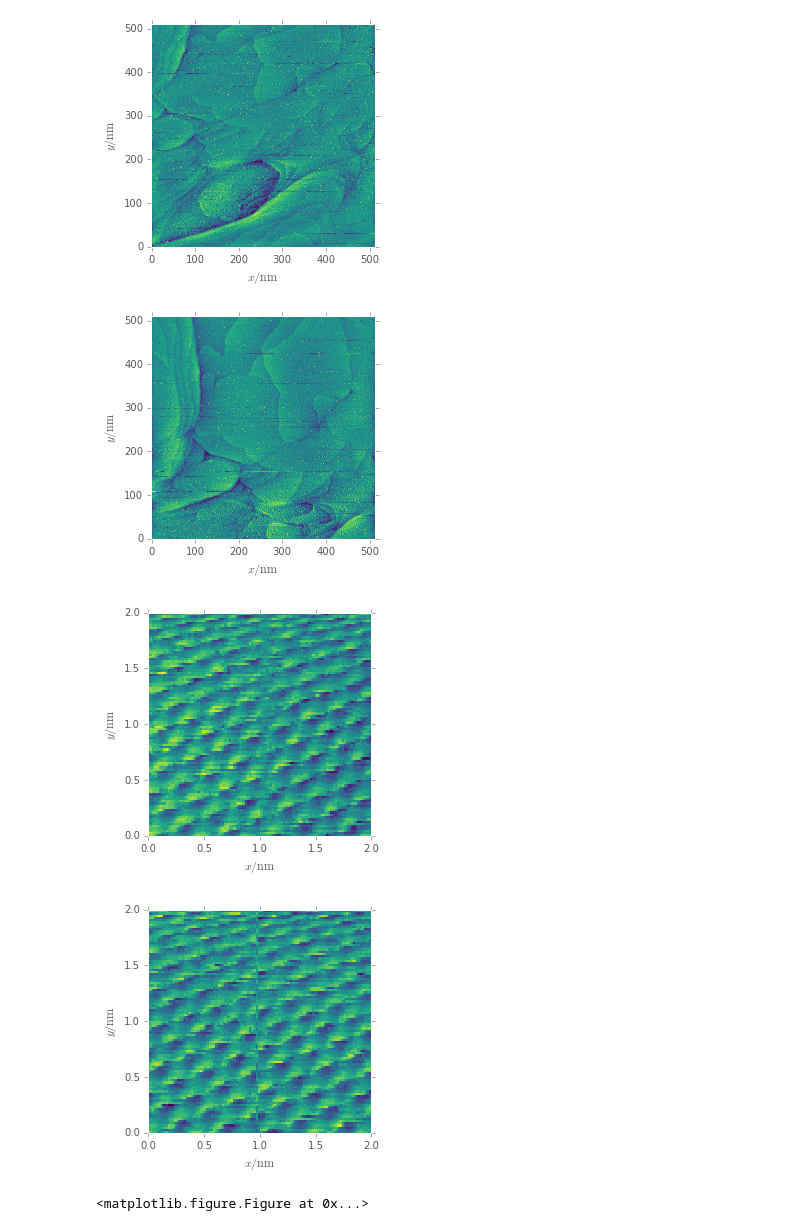
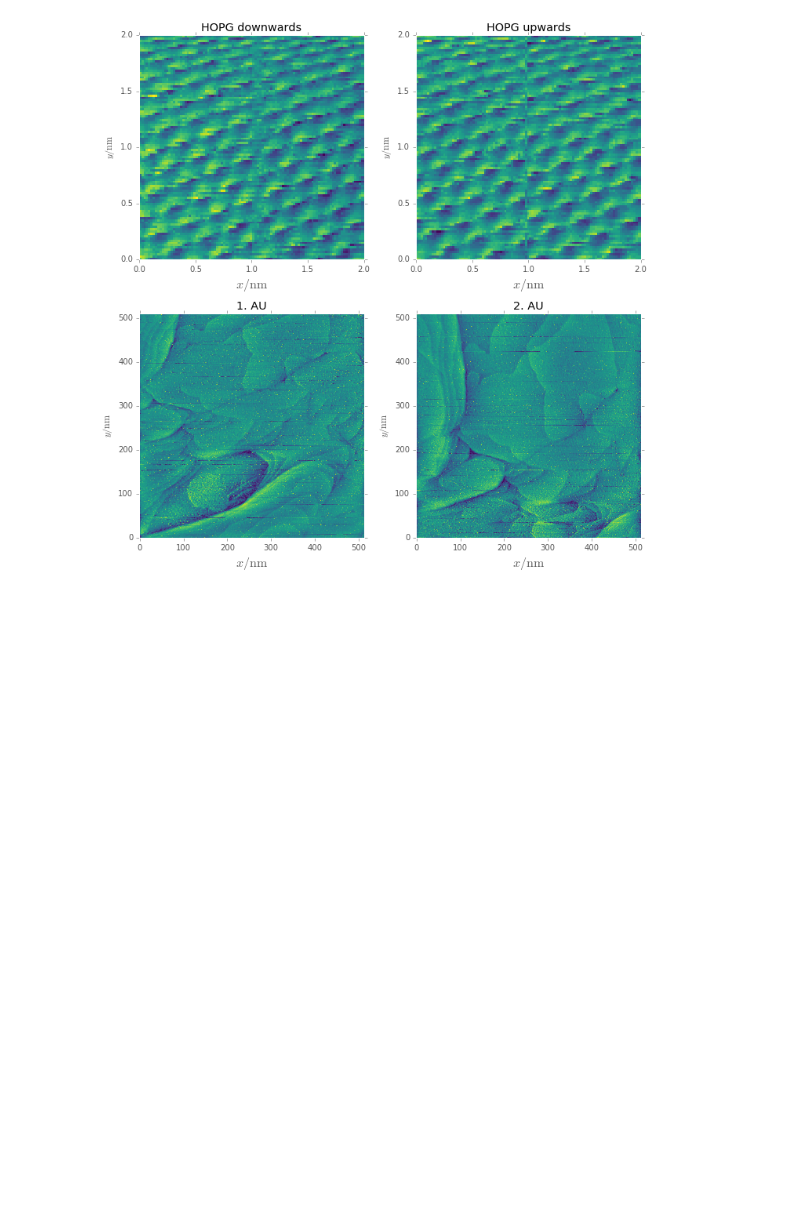
Before and after one commit to bixel/FP14, a Jupyter notebook: STM_Rastertunnelmikroskopie/analysis.ipynb, the cells around one changed output. Cells and saved outputs as stored; diff of their text form; code cells hidden in the pictures; blank space fills up the shorter version.

```diff
--- a/STM_Rastertunnelmikroskopie/analysis.ipynb
+++ b/STM_Rastertunnelmikroskopie/analysis.ipynb
@@ -1,51 +1,62 @@
 # %%
+from collections import namedtuple
 import numpy as np
 import matplotlib.pyplot as plt
+import matplotlib.gridspec as gridspec
+import scipy.ndimage as ndimage
+import scipy.ndimage.filters as filters
+import scipy.optimize as optimize
+from uncertainties import ufloat
 
 %matplotlib inline
 
 plt.rcParams['image.cmap'] = 'viridis'
+plt.rcParams['figure.figsize'] = (16, 10)
+plt.rcParams['font.size'] = 16
 plt.style.use('ggplot')
 # %%
-data = {
-    'hopg_down': {
+DataStructure = namedtuple('DataStructure', 'hopg_down hopg_up au_1 au_2')
+data = DataStructure(
+    hopg_down = {
         'file': './raw/HOPG-DOWN.txt',
         'dim': np.linspace(0, 2, 100),
+        'title': 'HOPG downwards',
     },
-    'hopg_up': {
+    hopg_up = {
         'file': './raw/HOPG-UP.txt',
         'dim': np.linspace(0, 2, 100),
+        'title': 'HOPG upwards',
     },
-    'au_1': {
+    au_1 = {
         'file': './raw/AU-1-1.txt',
         'dim': np.linspace(0, 300, 512),
+        'title': '1. AU',
     },
-    'au_2': {
+    au_2 = {
         'file': './raw/AU-2-2.txt',
         'dim': np.linspace(0, 300, 512),
-    },
-}
+        'title': '2. AU',
+    }
+)
 # %%
-for name, obj in data.items():
+for obj in data:
     im_data = np.genfromtxt(obj['file'])
     im_data = np.flipud(im_data)
     obj['data'] = im_data
 # %%
-for name, obj in data.items():
-    ax = plt.subplot(111, aspect='equal')
+plt.figure(figsize=(10, 10))
+for i, obj in enumerate(data):
+    ax = plt.subplot(220 + i + 1, aspect='equal')
     if(obj['dim'].size > 200):
         plt.imshow(obj['data'], origin='lower')
         plt.grid(b=False)
     else:
         plt.pcolormesh(obj['dim'], obj['dim'], obj['data'])
-    plt.xlabel(r'$x / \mathrm{nm}$')
+    plt.title(obj['title'])
+    plt.xlabel(r'$x / \mathrm{nm}$', fontsize=16)
     plt.ylabel(r'$y / \mathrm{nm}$')
-    plt.savefig('build/plots/{}.pdf'.format(name))
-    plt.show()
-    plt.clf()
+plt.tight_layout()
+plt.savefig('build/plots/all_plots.pdf')
+plt.show()
 # %% [output]
-[figure, old version]
+[figure, new version]
-[figure, removed]
-[figure, removed]
-[figure, removed]
-<matplotlib.figure.Figure at 0x...>
```
Also changed, not shown: parts of 4 cells of this notebook, 1 other file.
